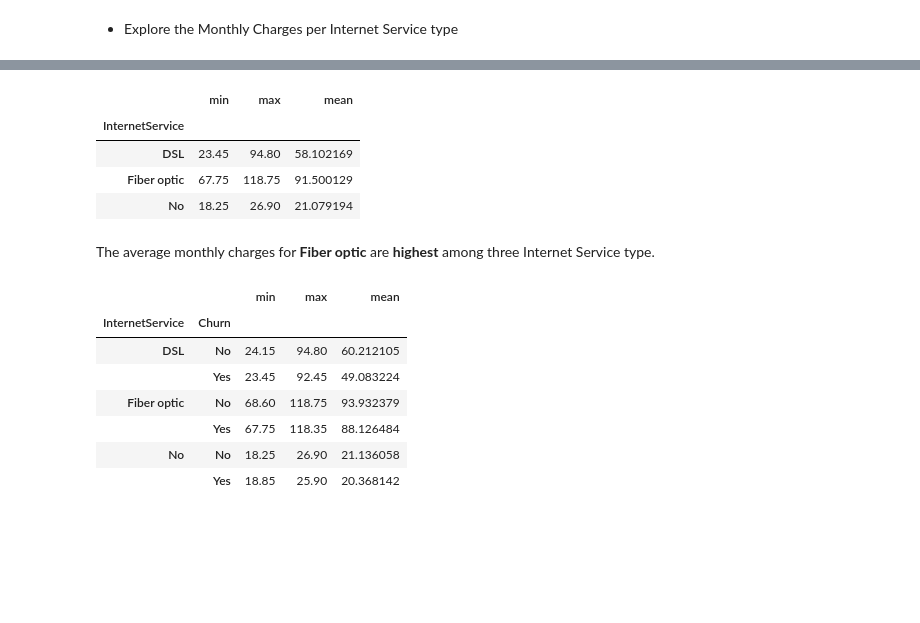
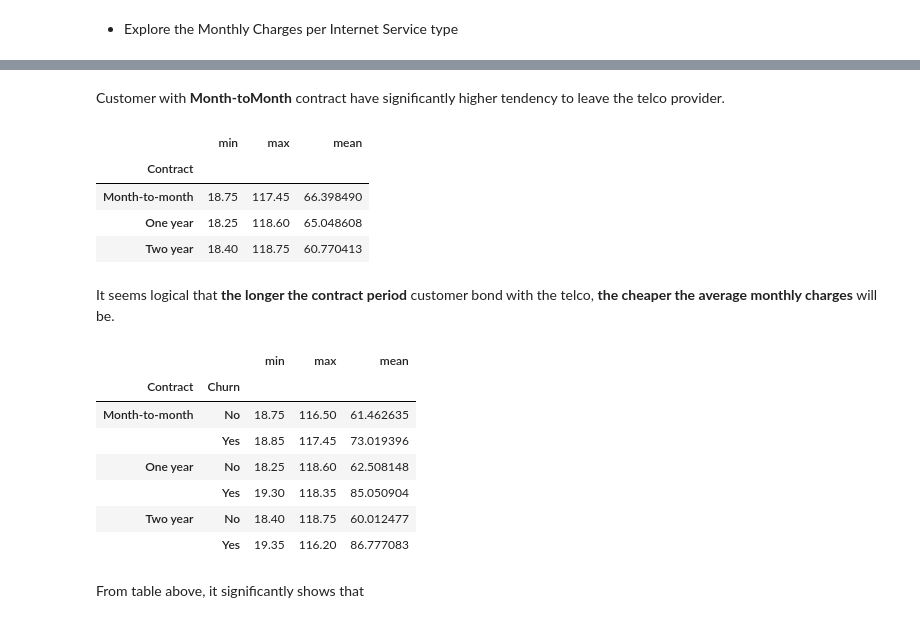
Before and after one commit to onezisone/DataMining-UTM, a Jupyter notebook: Assignment 1.ipynb, the cells around one changed output, grey strips where cells are left out. Saved outputs shown, nothing was run; the diff lists cells and outputs as text; code cells hidden in the pictures; blank space fills up the shorter version.

Commit message:
Final contract effect

```diff
--- a/Assignment 1.ipynb
+++ b/Assignment 1.ipynb
@@ -156,21 +167,25 @@ Name: tenure, dtype: float64
+# %% [markdown]
+Customer with **Month-toMonth** contract have significantly higher tendency to leave the telco provider.
 # %%
-data.groupby('InternetService').MonthlyCharges.agg(['min', 'max','mean'])
+data.groupby('Contract').MonthlyCharges.agg(['min', 'max','mean'])
 # %% [output]
 |  | min | max | mean |
-| InternetService |  |  |  |
-| DSL | 23.45 | 94.80 | 58.102169 |
-| Fiber optic | 67.75 | 118.75 | 91.500129 |
-| No | 18.25 | 26.90 | 21.079194 |
+| Contract |  |  |  |
+| Month-to-month | 18.75 | 117.45 | 66.398490 |
+| One year | 18.25 | 118.60 | 65.048608 |
+| Two year | 18.40 | 118.75 | 60.770413 |
-# %% [markdown]
-The average monthly charges for **Fiber optic** are **highest** among three Internet Service type.
+# %% [markdown]
+It seems logical that **the longer the contract period** customer bond with the telco, **the cheaper the average monthly charges** will be.
 # %%
-data.groupby(['InternetService','Churn']).MonthlyCharges.agg(['min', 'max','mean'])
+data.groupby(['Contract','Churn']).MonthlyCharges.agg(['min', 'max','mean'])
 # %% [output]
 |  |  | min | max | mean |
-| InternetService | Churn |  |  |  |
-| DSL | No | 24.15 | 94.80 | 60.212105 |
-|  | Yes | 23.45 | 92.45 | 49.083224 |
-| Fiber optic | No | 68.60 | 118.75 | 93.932379 |
-|  | Yes | 67.75 | 118.35 | 88.126484 |
-| No | No | 18.25 | 26.90 | 21.136058 |
-|  | Yes | 18.85 | 25.90 | 20.368142 |
+| Contract | Churn |  |  |  |
+| Month-to-month | No | 18.75 | 116.50 | 61.462635 |
+|  | Yes | 18.85 | 117.45 | 73.019396 |
+| One year | No | 18.25 | 118.60 | 62.508148 |
+|  | Yes | 19.30 | 118.35 | 85.050904 |
+| Two year | No | 18.40 | 118.75 | 60.012477 |
+|  | Yes | 19.35 | 116.20 | 86.777083 |
+# %% [markdown]
+From table above, it significantly shows that
```
Also changed, not shown: parts of 1 cell of this notebook.
